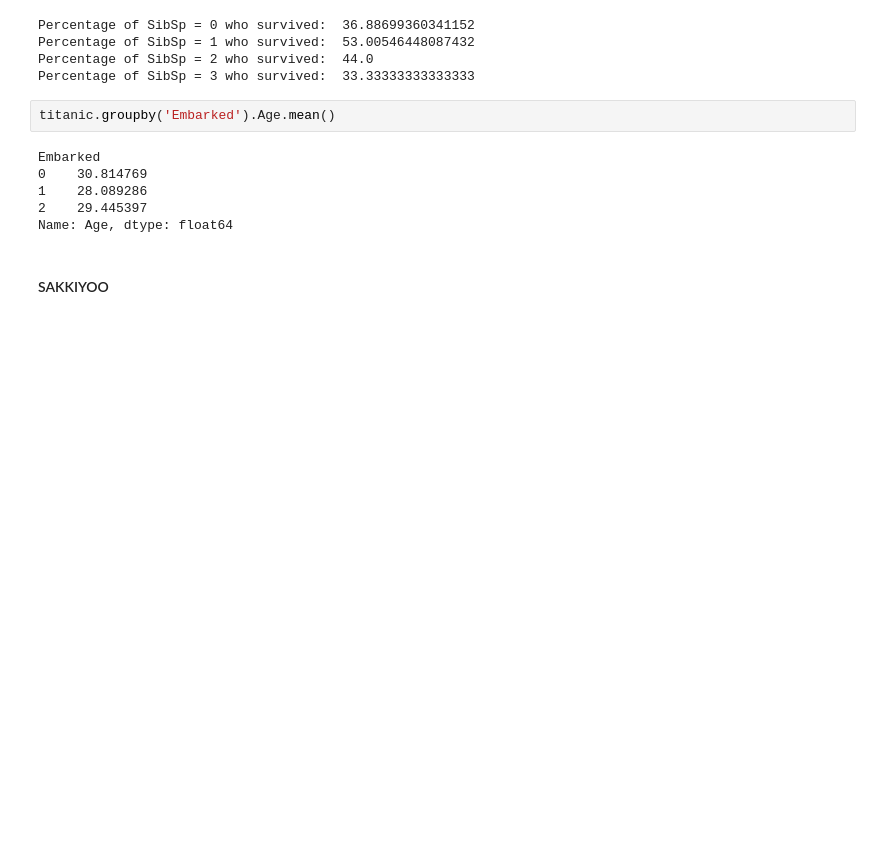
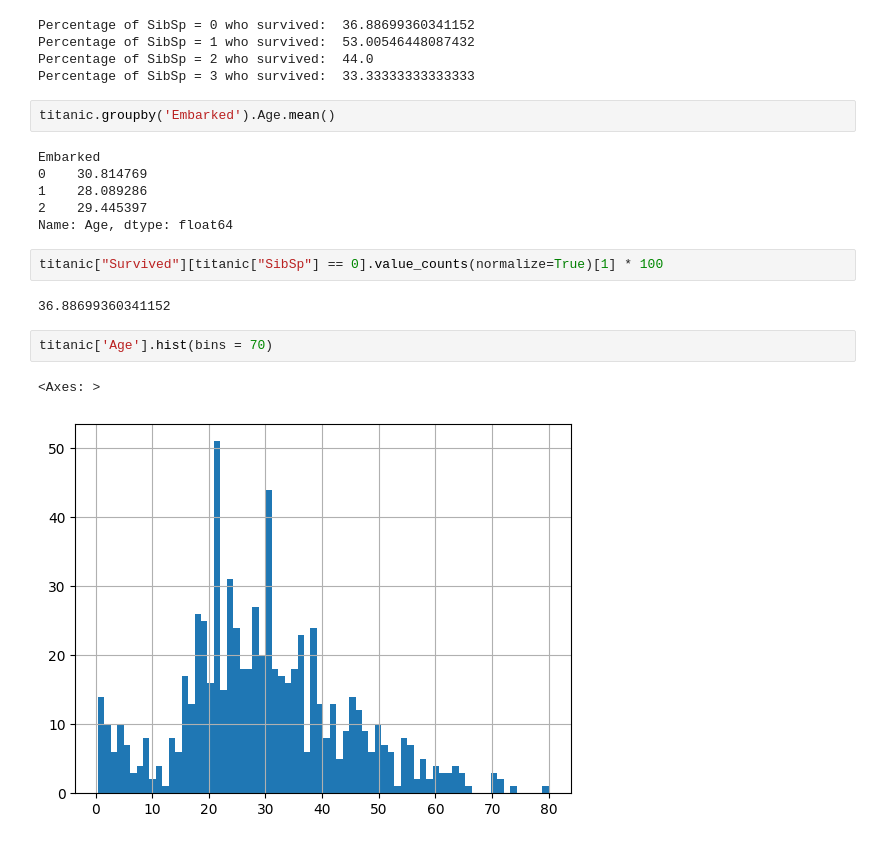
Before and after one commit to AnupDumre/DataScienceBootcamp, a Jupyter notebook: Visualization.ipynb, the cells around one changed output. Drawn from its saved outputs; the diff is of its cells as text; blank space fills up the shorter version.

```diff
--- a/Visualization.ipynb
+++ b/Visualization.ipynb
@@ -390,5 +390,12 @@ Embarked
 1    28.089286
 2    29.445397
 Name: Age, dtype: float64
-# %% [markdown]
-#### SAKKIYOO
+# %%
+titanic["Survived"][titanic["SibSp"] == 0].value_counts(normalize=True)[1] * 100
+# %% [output]
+36.88699360341152
+# %%
+titanic['Age'].hist(bins = 70)
+# %% [output]
+<Axes: >
+[figure, added]
```
Also changed, not shown: parts of 5 cells of this notebook.
